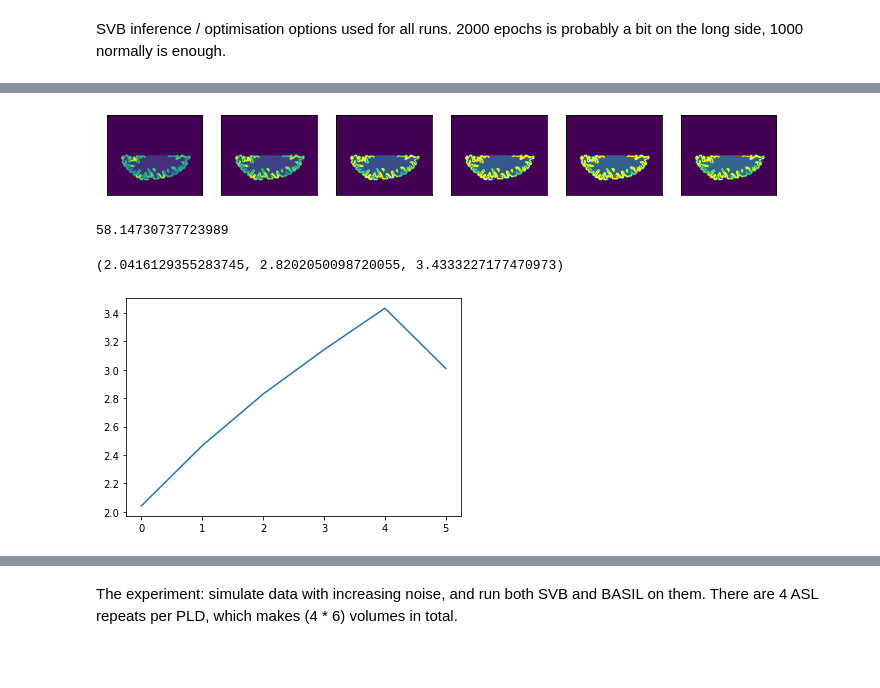
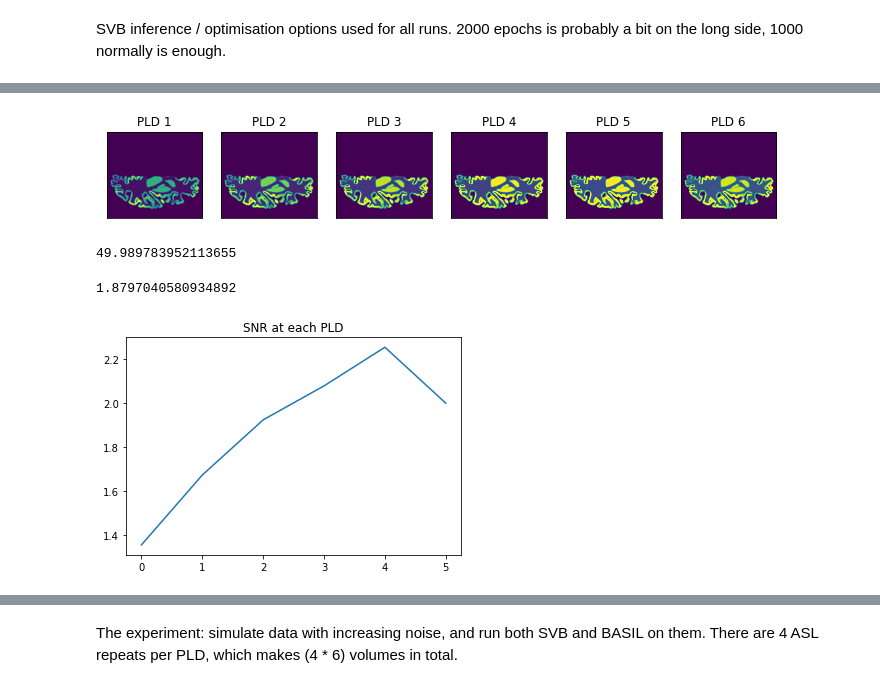
Before and after one commit to tomfrankkirk/svb_evaluation, a Jupyter notebook: brain_eval.ipynb, the cells around one changed output, grey strips where cells are left out. Drawn from its saved outputs; the diff is of its cells as text; code cells hidden in the pictures; blank space fills up the shorter version.

```diff
--- a/brain_eval.ipynb
+++ b/brain_eval.ipynb
@@ -111,18 +150,18 @@ def cart2sph(x, y, z):
     az = np.arctan2(y, x)
     return az, el, r
 
-az, el, r = cart2sph(*(LIS.points - LIS.points.mean(0)).T)
+az, el, r = cart2sph(*(sph.points - sph.points.mean(0)).T)
 
 def pv_plot(surface, data, **kwargs):
     pl = pv.Plotter(window_size=(600, 400))
     faces = 3 * np.ones((surface.tris.shape[0], 4), dtype=int)
     faces[:,1:] = surface.tris
-    mesh = pv.PolyData(surface.points, faces=faces)
+    mesh = pv.PolyData(surface.points, faces=faces).rotate_z(240, inplace=True)
     pl.add_mesh(mesh, scalars=data, **kwargs)
     pl.show(jupyter_backend='pythreejs')
 
-scale = 7
+scale = 6
 ctx_cbf = 40 + 20 * (np.sin(scale * el)**2 + np.sin(scale/2 * az)**2)
-pv_plot(LIS, ctx_cbf, clim=[40, 80])
+pv_plot(sph, ctx_cbf, clim=[40, 80])
 # %% [output]
 Renderer(camera=PerspectiveCamera(aspect=1.5, children=(DirectionalLight(intensity=0.25, position=(0.0, 0.0, 1…
@@ -137,31 +212,41 @@ nverts = midsurf.n_points
 # %% [markdown]
 Function to simulate data using SVB's *aslrest* model. NB: data is simulated from hybrid space parameters (ie, a set of surface ground truth values, volumetric ground truth), and then projected down into a volumetric representation. This is fundamentally different to simulating data starting from volumetic parameter values.
 # %%
-def simulate_data(noise, rpt, proj, mask):
+def simulate_data(rpt, proj):
 
     spc = proj.spc
-    nvox = spc.size.prod()
-    data = np.zeros((*spc.size, len(PLDS) * rpt))
-    data_model = HybridModel(spc.make_nifti(data), projector=proj)
+    data = np.zeros((spc.size.prod(), len(PLDS) * rpt))
+    mask = (proj.pvs()[...,:2] > 0.1).any(-1)
+    data_model = HybridModel(spc.make_nifti(data.reshape(*spc.size,-1)), mask=mask, projector=proj)
     asl_model = AslRestModel(data_model,
-            plds=PLDS, repeats=rpt, casl=True, inferatt=False)
+        plds=PLDS, repeats=rpt, casl=True, inferatt=True)
 
     with tf.Session() as sess:
         cbf = np.concatenate([
-                ctx_cbf[:,None], 20 * np.ones([nvox, 1]) ])
+            ctx_cbf,
+            20 * np.ones(data_model.n_vol_nodes),
+            50 * np.ones(data_model.n_roi_nodes) ])
 
-        data = sess.run(asl_model.evaluate(
-                [ cbf.astype(np.float32) ], asl_model.tpts()))
+        att = np.concatenate([
+            1.3 * np.ones(data_model.n_surf_nodes),
+            1.9 * np.ones(data_model.n_vol_nodes),
+            1.3 * np.ones(data_model.n_roi_nodes) ])
 
-    data = proj.hybrid2vol(data, edge_scale=True).reshape(*spc.size, -1)
-    data[mask,:] += np.random.normal(0, noise, size=data[mask,:].shape)
-    return data
+        signal_node = sess.run(asl_model.evaluate(
+                [ cbf[:,None].astype(np.float32), att[:,None].astype(np.float32) ], asl_model.tpts()))
+
+        signal_vox = sess.run(data_model.nodes_to_voxels(signal_node, True))
+        data[mask.flatten(),:] = signal_vox
+    return data.reshape(*spc.size,-1)
+
+data_base = simulate_data(3, projectors[3])
 # %% [markdown]
 SVB inference / optimisation options used for all runs. 2000 epochs is probably a bit on the long side, 1000 normally is enough.
 # %%
 RPT = 8
 proj_base = projectors[1]
-mask_base = (proj_base.pvs()[...,:2] > 0.1).any(-1)
-data_base = simulate_data(0, RPT, proj_base, mask_base)
+pvs_base = proj_base.pvs()
+mask_base = (pvs_base[...,:2] > 0.1).any(-1)
+data_base = simulate_data(RPT, proj_base)
 data_base.shape
 # %% [output]
@@ -170,25 +254,25 @@ data_base.shape
 # %%
 fig, axes = plt.subplots(1,6, figsize=(12,2))
 for pld, ax in enumerate(axes):
     start = (pld * RPT)
     end = start + RPT
     ax.imshow(data_base[:,:,proj_base.spc.size[-1]//2,start:end].mean(-1), vmin=0, vmax=40)
     ax.set_xticks([])
     ax.set_yticks([])
+    ax.set_title(f'PLD {pld+1}')
 # %% [output]
-[figure, old version]
+[figure, new version]
 # %%
-sig_all_pld = data_base[mask_base,:].mean(-1)
-gm = sig_all_pld > np.percentile(sig_all_pld, 80)
+gm_mask = pvs_base[...,0] > 0.8
 pld_signals = []
 for pld in range(6):
     start = (pld * RPT)
     end = start + RPT
-    data_pld = data_base[mask_base,start:end]
+    data_pld = data_base[gm_mask,start:end]
     sig = data_pld.mean(-1)
-    pld_signals.append( sig[gm].mean() )
+    pld_signals.append( sig.mean() )
 
 mu = max(pld_signals)
 mu
 # %% [output]
-58.14730737723989
+49.989783952113655
@@ -211,24 +295,24 @@ for snr_ratio in SNR_RATIO:
 # %%
 v = 4
 snr = 0
-mask = (projectors[v].pvs()[...,:2] > 0.1).any(-1)
-sig_all_pld = input_data[0][v][mask,:].mean(-1)
-gm = sig_all_pld > np.percentile(sig_all_pld, 80)
+gm_mask = (projectors[v].pvs()[...,0] > 0.8)
+sig_all_pld = input_data[0][v][gm_mask,:].mean(-1)
 
 y = []
 for pld in range(6):
     start = (pld * RPT)
     end = start + RPT
-    data_pld = input_data[0][v][mask,start:end]
+    data_pld = input_data[0][v][gm_mask,start:end]
     sig = data_pld.mean(-1)
     noise = data_pld.std(-1)
-    y.append( (sig[gm] / noise[gm]).mean() )
+    y.append( (sig / noise).mean() )
 
 plt.plot(y)
-np.min(y), np.mean(y), np.max(y)
+plt.title("SNR at each PLD")
+np.mean(y)
 # %% [output]
-(2.0416129355283745, 2.8202050098720055, 3.4333227177470973)
+1.8797040580934892
-[figure, old version]
+[figure, new version]
 # %%
 snrs = []
 for snr_ratio in SNR_RATIO:
```
Also changed, not shown: parts of 36 cells of this notebook, 6 other files.
